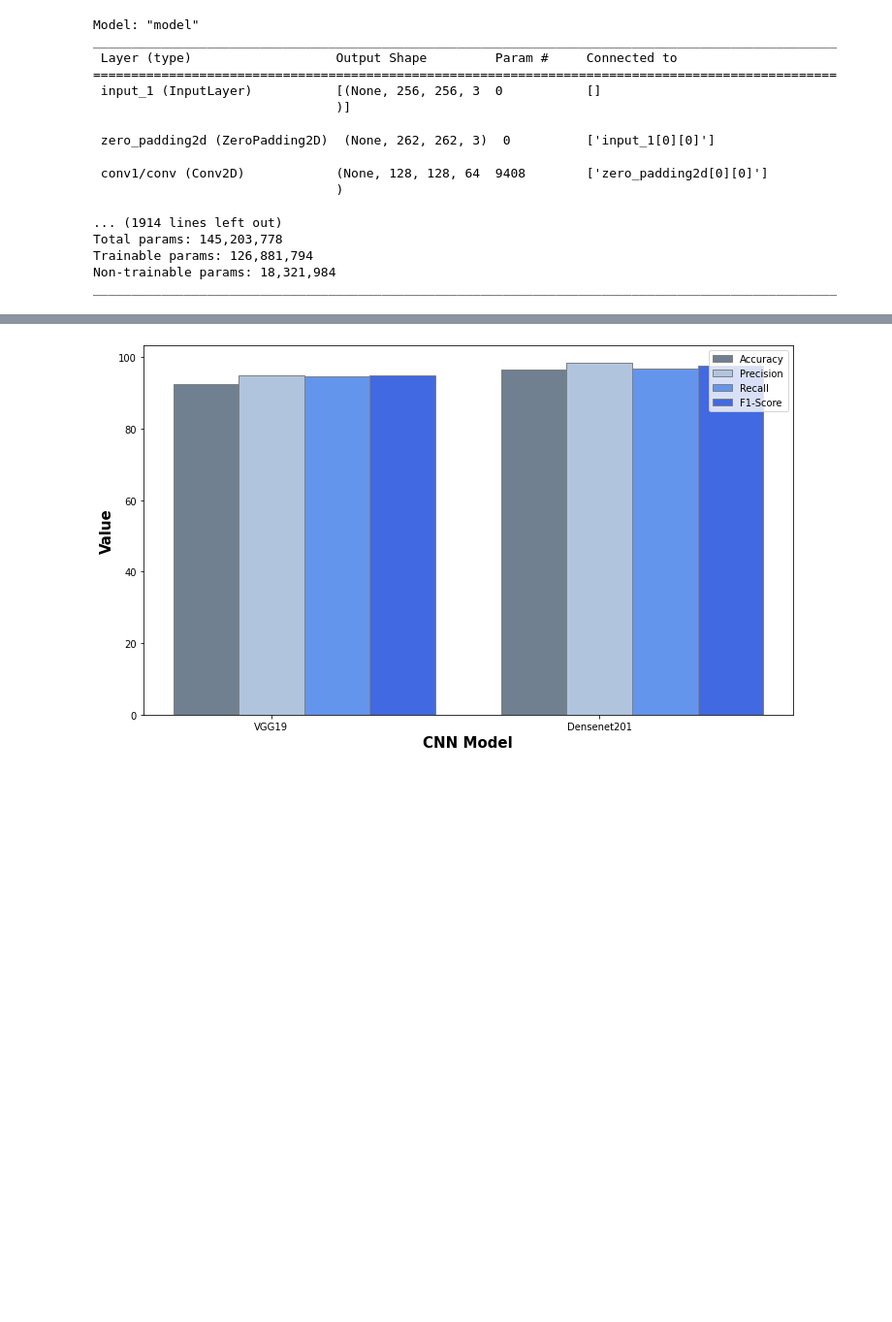
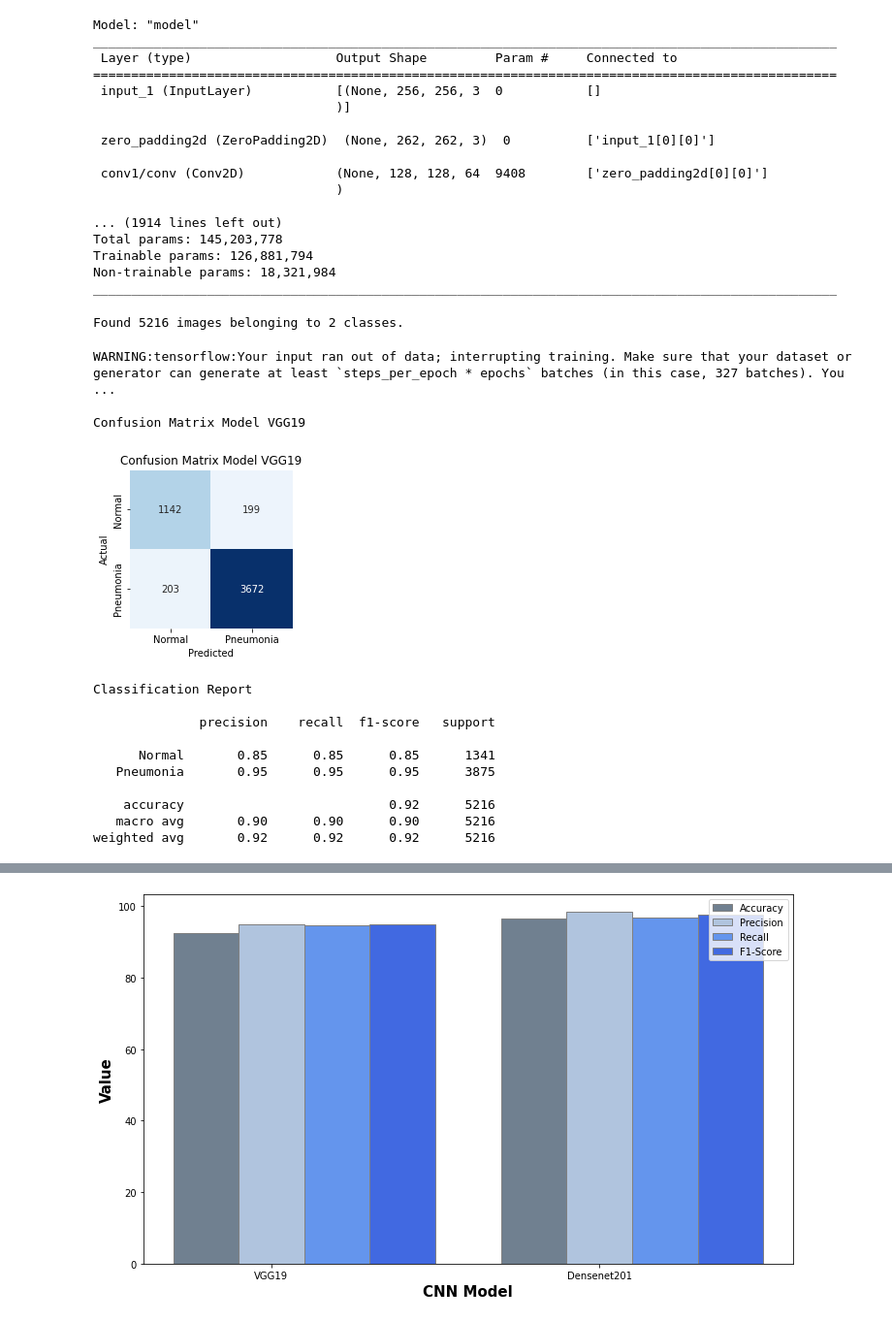
Before and after one commit to jodysuseno/TugasAkhirTKC_073-079, a Jupyter notebook: CBIR_pneumonia.ipynb, the cells around one changed output, grey strips where cells are left out. Shown at 97% size. Cells and saved outputs as stored; diff of their text form; code cells hidden in the pictures; blank space fills up the shorter version.

```diff
--- a/CBIR_pneumonia.ipynb
+++ b/CBIR_pneumonia.ipynb
@@ -143,7 +143,7 @@ import seaborn as sns
 
 def evaluate(Model, modelName):
 
-  BS = 32;
+  BS = 16;
 
   valid_generator = train_generator.flow_from_directory(
           TRAIN_DIR,
@@ -160,7 +160,7 @@ def evaluate(Model, modelName):
 
   print('\nConfusion Matrix '+ modelName +'\n')
   cm = confusion_matrix(valid_generator.classes, y_pred)
-  plt.figure(figsize=(8, 8))
+  plt.figure(figsize=(3, 3))
   sns.heatmap(cm, annot=True, fmt='g', vmin=0, cmap='Blues', cbar=False)
   plt.xticks(ticks=[0.5, 1.5], labels=['Normal', 'Pneumonia'])
   plt.yticks(ticks=[0.5, 1.5], labels=['Normal', 'Pneumonia'])
@@ -525,3 +525,21 @@ def eva_one(Model):
+# %%
+evaluate(Vgg19Model92Pnma, "Model VGG19")
+# %% [output]
+Found 5216 images belonging to 2 classes.
+WARNING:tensorflow:Your input ran out of data; interrupting training. Make sure that your dataset or generator can generate at least `steps_per_epoch * epochs` batches (in this case, 327 batches). You ...
+
+Confusion Matrix Model VGG19
+[figure, added]
+Classification Report
+
+              precision    recall  f1-score   support
+
+      Normal       0.85      0.85      0.85      1341
+   Pneumonia       0.95      0.95      0.95      3875
+
+    accuracy                           0.92      5216
+   macro avg       0.90      0.90      0.90      5216
+weighted avg       0.92      0.92      0.92      5216
 # %%
 eva_one(Vgg19Model92Pnma)
 # %% [output]
```
Also changed, not shown: parts of 4 cells of this notebook.
